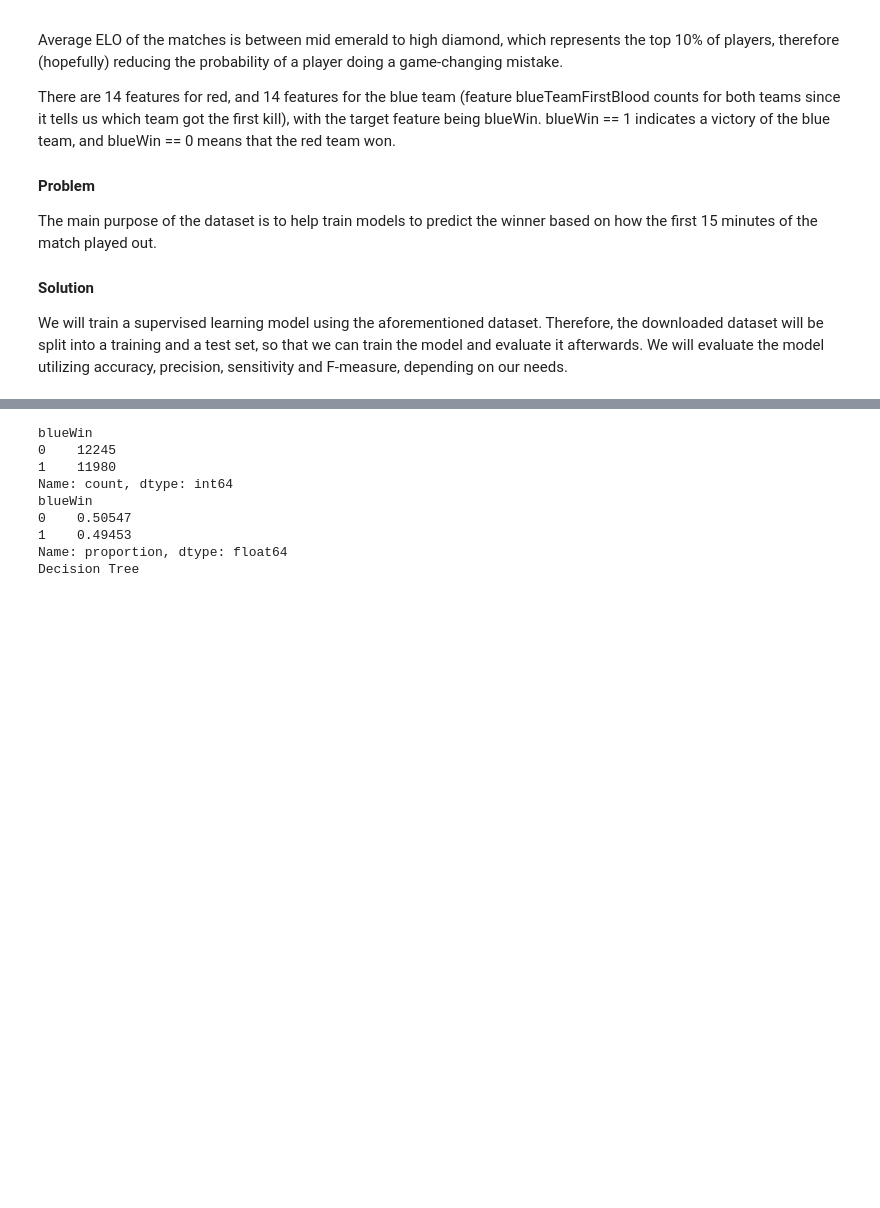
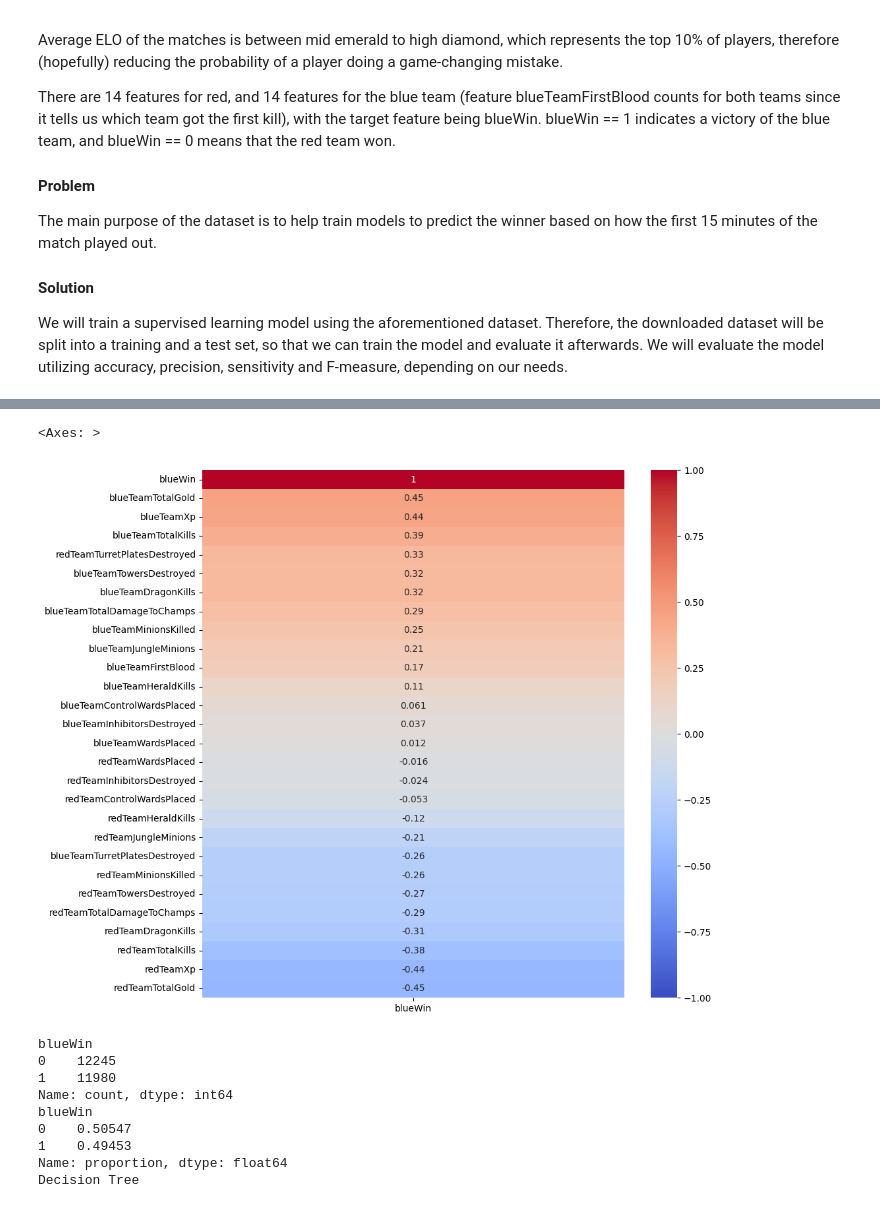
Before and after one commit to gcsam11/IART_LOL, a Jupyter notebook: lol_soloQ.ipynb, the cells around one changed output, grey strips where cells are left out. Saved outputs shown, nothing was run; the diff lists cells and outputs as text; code cells hidden in the pictures; blank space fills up the shorter version.

```diff
--- a/lol_soloQ.ipynb
+++ b/lol_soloQ.ipynb
@@ -31 +231,10 @@ pip install -r requirements.txt
+# %%
+plt.figure(figsize=(10,10))
+plt.subplots_adjust(left=0.1,bottom=0.1,right=0.9,top=0.9,wspace=0.4,hspace=0.4)
+
+corr = df.corr()[['blueWin']].sort_values(by='blueWin', ascending=False)
+sb.heatmap(corr, annot=True, cmap='coolwarm', vmin=-1, vmax=1)
+# %% [output]
+<Axes: >
+[figure, added]
 # %%
```
Also changed, not shown: parts of 25 cells of this notebook, 1 other file.
